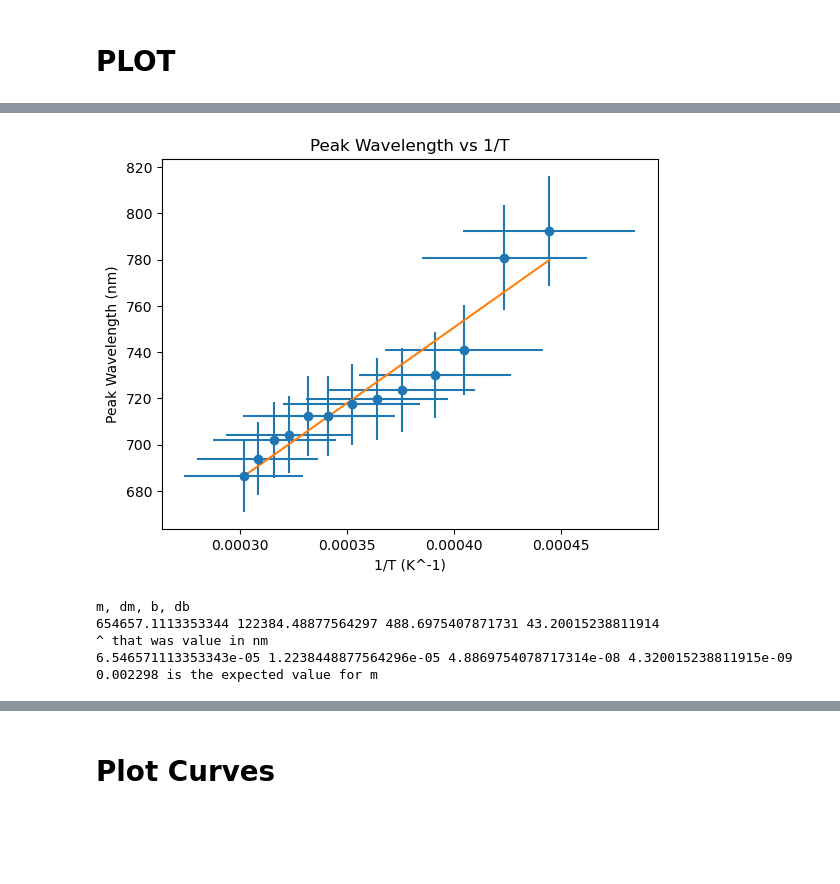
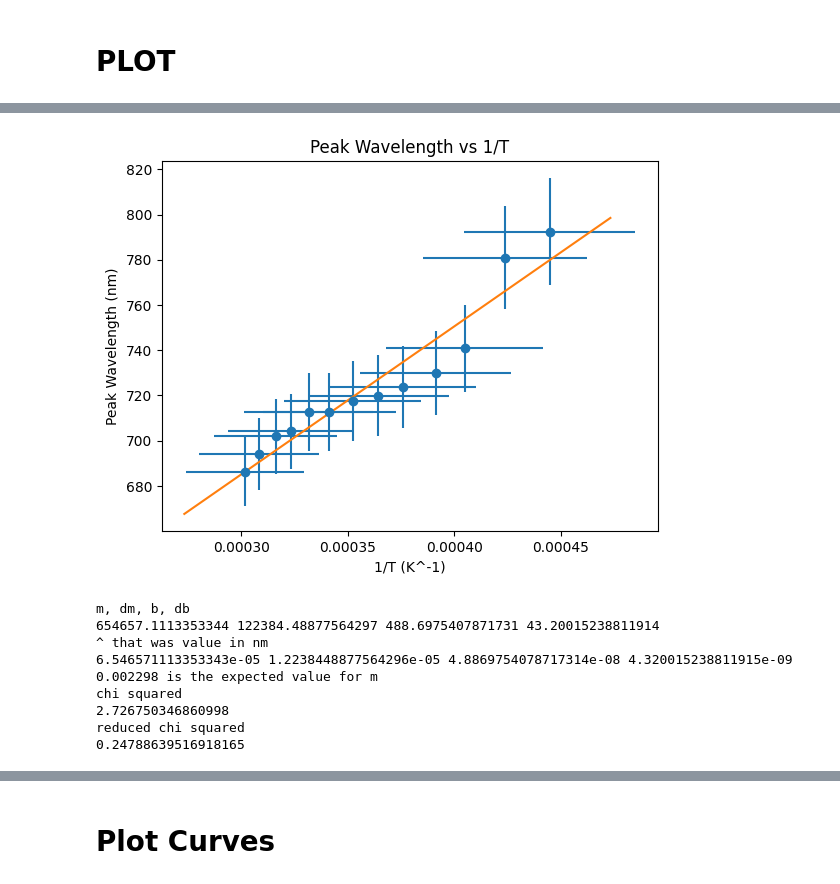
Before and after one commit to AG2048/phy-294-blackbody-radiation, a Jupyter notebook: data_process.ipynb, the cells around one changed output, grey strips where cells are left out. Saved outputs shown, nothing was run; the diff lists cells and outputs as text; code cells hidden in the pictures; blank space fills up the shorter version.

```diff
--- a/data_process.ipynb
+++ b/data_process.ipynb
@@ -11,10 +11,14 @@ import matplotlib.pyplot as plt
 init_angle = 80.298477 * np.pi / 180
 u_init_angle = 0.0653968006 * np.pi / 180
 
+# March 20 number:
+# init_angle = 77.313665 * np.pi / 180
+# u_init_angle = 0.1026828899 * np.pi / 180
+
 
 # data.txt contains the following columns:
 # voltage, current, current uncertainty, angle, empty, empty, area, area_min, area_max
-data = np.loadtxt('data_mar20.txt', skiprows=1)
+data = np.loadtxt('data_mar13.txt', skiprows=1)
 
 voltage = data[:, 0]
 current = data[:, 1]
@@ -49,6 +53,7 @@ angle = init_angle - angle
 n = unp.sqrt((2/3**0.5 * unp.sin(angle) + 0.5)**2 + 3/4)
 A = unc.ufloat(13900, 100)
 B = unc.ufloat(1.689, 0.001)
+print(n)
 wavelength = unp.sqrt(A / (n - B))
 print("wavelength:")
 print(wavelength)
@@ -123,7 +128,7 @@ print(wavelength)
 
 plt.errorbar(T_inv_value, wavelength_n, xerr=T_inv_u, yerr=wavelength_u, fmt='o')
 m, dm, b, db = compute_line_fit_m_um_b_ub(T_inv_value, wavelength_n, T_inv_u, wavelength_u)
-x = np.linspace(min(T_inv_value), max(T_inv_value), 1000)
+x = np.linspace(min(T_inv_value) - 0.2 * ( max(T_inv_value) - min(T_inv_value)), max(T_inv_value)+ 0.2 * ( max(T_inv_value) - min(T_inv_value)), 1000)
 y = m * x + b
 plt.plot(x, y, label='y = {:.3f}x + {:.3f}'.format(m, b))
 plt.xlabel('1/T (K^-1)')
@@ -135,6 +140,11 @@ print(m, dm, b, db)
 print("^ that was value in nm")
 print(m/10e9, dm/10e9, b/10e9, db/10e9)
 print(2.298e-3, "is the expected value for m")
+
+print("chi squared")
+print(chi_squared(T_inv_value, wavelength_n, m, b, wavelength_u))
+print("reduced chi squared")
+print(chi_squared(T_inv_value, wavelength_n, m, b, wavelength_u) / (len(T_inv_value) - 2))
 # %% [output]
 [2248.8931634403334+/-203.48837605897282
  2360.6793120118055+/-214.42838046586462
@@ -155,10 +165,14 @@ print(2.298e-3, "is the expected value for m")
  686.2899724694933+/-15.396424448412725]
-[figure, old version]
+[figure, new version]
 m, dm, b, db
 654657.1113353344 122384.48877564297 488.6975407871731 43.20015238811914
 ^ that was value in nm
 6.546571113353343e-05 1.2238448877564296e-05 4.8869754078717314e-08 4.320015238811915e-09
 0.002298 is the expected value for m
+chi squared
+2.726750346860998
+reduced chi squared
+0.24788639516918165
 # %%
 # log log plot of area vs temperature
 # plot a line of best fit
```
Also changed, not shown: parts of 6 cells of this notebook.
